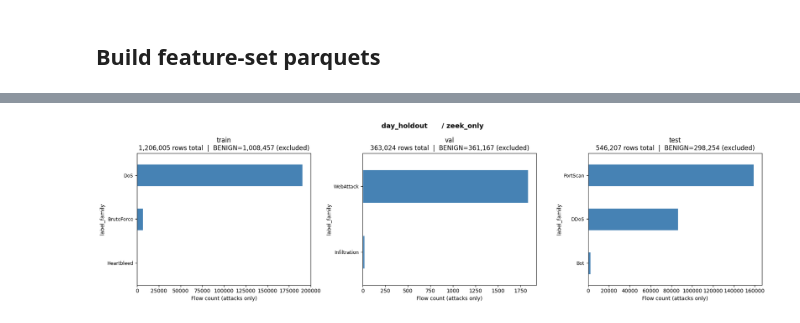
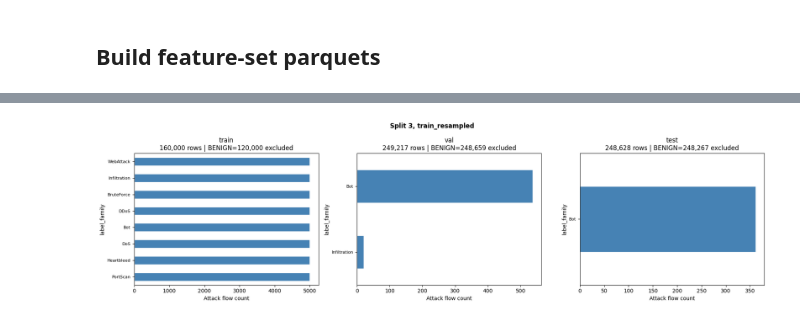
Before and after one commit to merinnnn/ebpf-net-sentinel, a Jupyter notebook: ml/notebooks/00_data_preparation.ipynb, the cells around one changed output, grey strips where cells are left out. Saved outputs shown, nothing was run; the diff lists cells and outputs as text; code cells hidden in the pictures.

Commit message:
update: data splitting experiments

```diff
--- a/ml/notebooks/00_data_preparation.ipynb
+++ b/ml/notebooks/00_data_preparation.ipynb
@@ -321,0 +400,3 @@ Attack families unseen in train -> test: ['Bot', 'DDoS', 'PortScan']
+# %%
+row = validate_split(DIR2_BASELINE, "Split 2, balanced_quota (zeek_only)")
+SUMMARY.append(row)
@@ -321,0 +505,3 @@ Attack families unseen in train -> test: ['Bot', 'DDoS', 'PortScan']
+# %%
+row = validate_split(DIR3_BASELINE, "Split 3, train_resampled (zeek_only)")
+SUMMARY.append(row)
@@ -321,0 +604,14 @@ Attack families unseen in train -> test: ['Bot', 'DDoS', 'PortScan']
+# %%
+# Validate both test sets for Split 4
+out4 = Path(DIR4_BASELINE)
+if (out4 / "train.parquet").exists():
+    print("  Balanced test:")
+    row_b = validate_split(out4, "Split 4, dual_eval balanced (zeek_only)",
+                           test_file="test_balanced.parquet")
+    print("\n  Realistic test (Friday holdout):")
+    row_r = validate_split(out4, "Split 4, dual_eval realistic (zeek_only)",
+                           test_file="test_realistic.parquet")
+    SUMMARY.append(row_b)
+    SUMMARY.append(row_r)
+else:
+    print("  [!] Split 4 not generated yet.")
@@ -324,36 +787,41 @@ Attack families unseen in train -> test: ['Bot', 'DDoS', 'PortScan']
 # %%
-def plot_label_dist(splits_dir: Path, title: str):
+def plot_dist(splits_dir: Path, title: str, test_file="test.parquet"):
     splits_dir = Path(splits_dir)
-    if not (splits_dir / "train.parquet").exists():
-        print(f"[!] Skipping {title}")
+    files = {"train": "train.parquet", "val": "val.parquet", "test": test_file}
+    existing = {k: v for k, v in files.items() if (splits_dir / v).exists()}
+    if "train" not in existing:
+        print(f"  [skip] {title}: not found")
         return
 
-    fig, axes = plt.subplots(1, 3, figsize=(18, 5))
-    for ax, split in zip(axes, ["train", "val", "test"]):
-        df = pd.read_parquet(splits_dir / f"{split}.parquet", columns=["label_family"])
-        total_rows = len(df)
-        benign_n   = (df["label_family"] == "BENIGN").sum()
+    n = len(existing)
+    fig, axes = plt.subplots(1, n, figsize=(6 * n, 5))
+    if n == 1: axes = [axes]
+    for ax, (split, fname) in zip(axes, existing.items()):
+        df     = pd.read_parquet(splits_dir / fname, columns=["label_family"])
+        total  = len(df)
+        benign = int((df["label_family"] == "BENIGN").sum())
+        vc     = df["label_family"].value_counts().drop("BENIGN", errors="ignore")
+        del df
+        if vc.empty:
+            ax.text(0.5, 0.5, "No attack flows", ha="center", va="center",
+                    transform=ax.transAxes, color="grey")
+        else:
+            vc.sort_values().plot(kind="barh", ax=ax, color="steelblue", edgecolor="white")
+        ax.set_title(f"{split}\n{total:,} rows | BENIGN={benign:,} excluded")
+        ax.set_xlabel("Attack flow count")
+        ax.tick_params(axis="y", labelsize=8)
+    gc.collect()
+    fig.suptitle(title, fontsize=12, fontweight="bold")
+    plt.tight_layout()
+    safe = "".join(c if c.isalnum() or c in "-_" else "_" for c in title)
+    out  = REPORTS_DIR / f"label_dist_{safe}.png"
+    plt.savefig(out, dpi=120, bbox_inches="tight")
+    plt.show(); plt.close(fig)
+    print(f"  Saved: {out}")
 
-        # Exclude BENIGN — it dominates the scale and hides attack distribution
-        vc = df["label_family"].value_counts().drop("BENIGN", errors="ignore")
-        vc.sort_values().plot(kind="barh", ax=ax, color="steelblue", edgecolor="white")
-
-        ax.set_title(f"{split}\n{total_rows:,} rows total  |  BENIGN={benign_n:,} (excluded)")
-        ax.set_xlabel("Flow count (attacks only)")
-        ax.tick_params(axis="y", labelsize=9)
-        del df
-
-    gc.collect()
-    fig.suptitle(title, fontsize=13, fontweight="bold")
-    plt.tight_layout()
-    safe = title.replace(" ", "_").replace("/", "-")
-    out = REPORTS_DIR / f"label_dist_{safe}.png"
-    plt.savefig(out, dpi=130, bbox_inches="tight")
-    plt.show()
-    plt.close(fig)
-    print(f"[+] Saved: {out}")
-
-plot_label_dist(SPLITS_SESSION_TEMPORAL_BASELINE, "session_temporal / zeek_only")
-plot_label_dist(SPLITS_WITHIN_DAY_BASELINE,        "within_day_time  / zeek_only")
-plot_label_dist(SPLITS_DAY_HOLDOUT_BASELINE,       "day_holdout      / zeek_only")
+plot_dist(DIR1_BASELINE, "Split 1, group_stratified (PRIMARY)")
+plot_dist(DIR2_BASELINE, "Split 2, balanced_quota")
+plot_dist(DIR3_BASELINE, "Split 3, train_resampled")
+plot_dist(DIR4_BASELINE, "Split 4, dual_eval (balanced test)", test_file="test_balanced.parquet")
+plot_dist(DIR4_BASELINE, "Split 4, dual_eval (realistic test)", test_file="test_realistic.parquet")
 # %% [output]
@@ -364 +832 @@ plot_label_dist(SPLITS_DAY_HOLDOUT_BASELINE,       "day_holdout      / zeek_only
-[figure, old version]
+[figure, new version]
```
Also changed, not shown: parts of 33 cells of this notebook.
